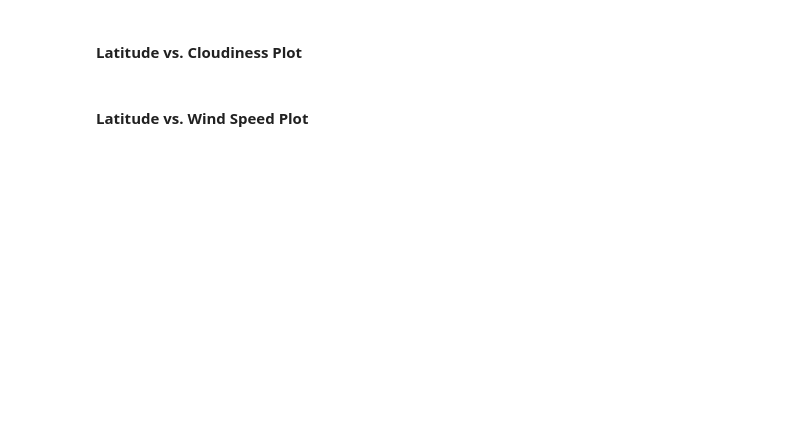
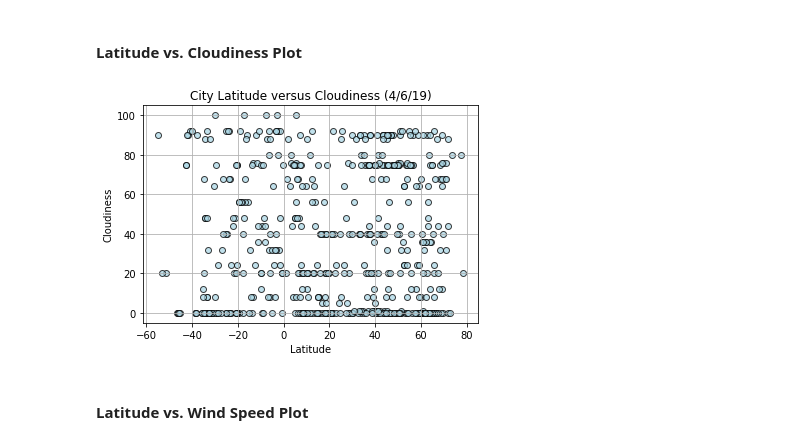
Before and after one commit to mawothe/HomeworkRepo, a Jupyter notebook: Homework_6/starter_code/WeatherPy.ipynb, the cells around one changed output. Saved outputs shown, nothing was run; the diff lists cells and outputs as text; code cells hidden in the pictures; blank space fills up the shorter version.

```diff
--- a/Homework_6/starter_code/WeatherPy.ipynb
+++ b/Homework_6/starter_code/WeatherPy.ipynb
@@ -174,4 +214,21 @@ weather_df.head()
 # %% [markdown]
 #### Latitude vs. Cloudiness Plot
+# %%
+#Plot three
+x_axis = weather_df["Latitude"]
+y_axis_c = weather_df["Cloudiness"]
+
+#Labels
+plt.title("City Latitude versus Cloudiness (4/6/19)")
+plt.xlabel("Latitude")
+plt.ylabel("Cloudiness")
+
+#Scatter Plot
+plt.scatter(x_axis, y_axis_c, marker="o", facecolors="lightblue", edgecolors="black",
+           alpha=0.75)
+plt.grid()
+plt.show()
+# %% [output]
+[figure, added]
 # %% [markdown]
 #### Latitude vs. Wind Speed Plot
```
Also changed, not shown: parts of 10 cells of this notebook, 2 other files.
